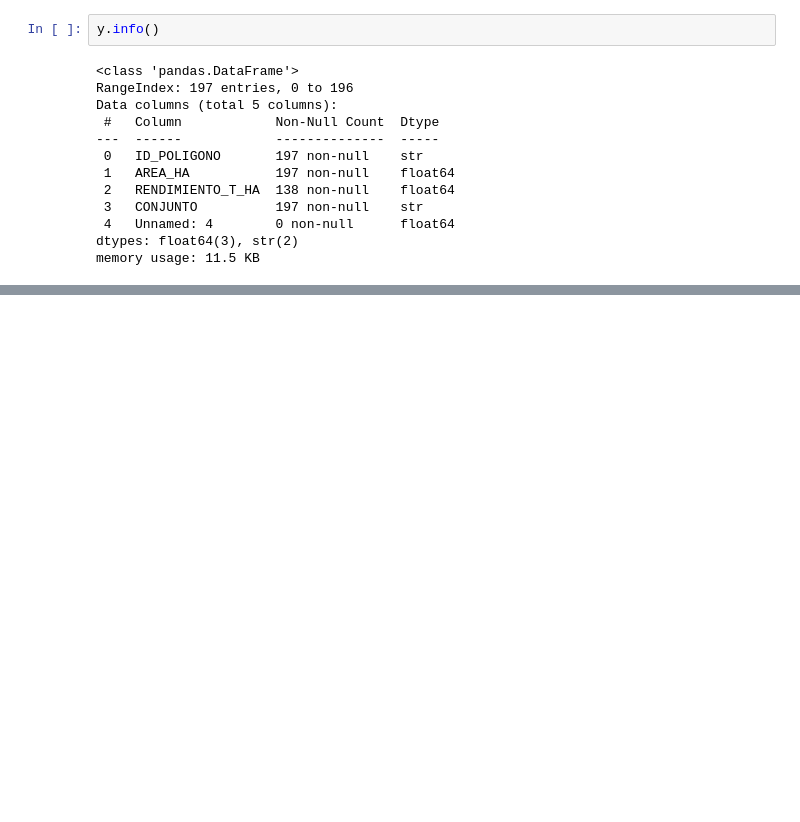
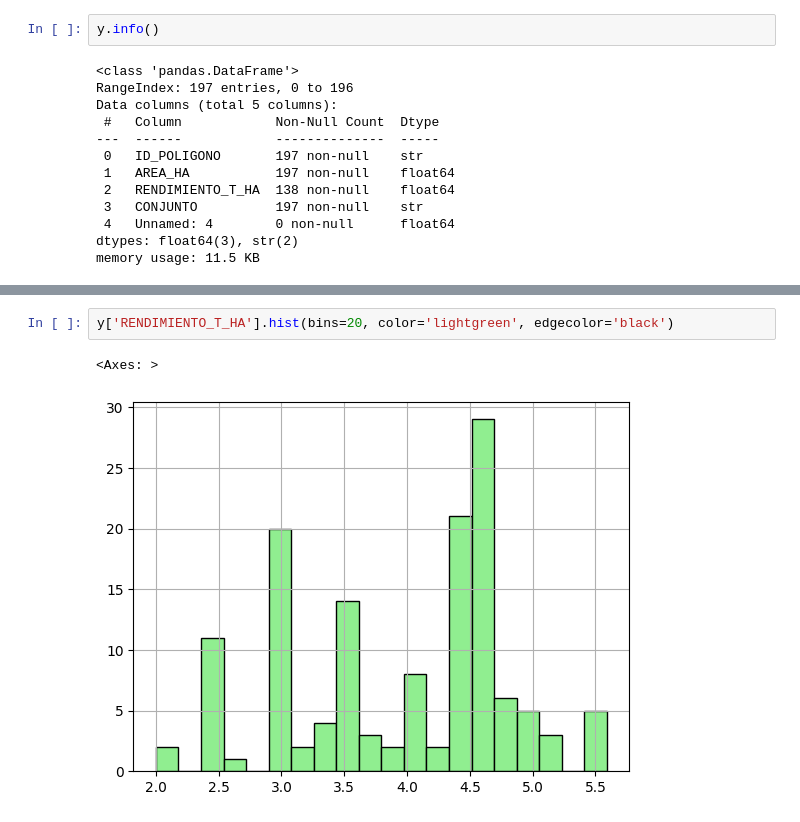
Before and after one commit to gerarsau07/AgroRaices, a Jupyter notebook: exploracion.ipynb, the cells around one changed output, grey strips where cells are left out. Saved outputs shown, nothing was run; the diff lists cells and outputs as text; blank space fills up the shorter version.

```diff
--- a/exploracion.ipynb
+++ b/exploracion.ipynb
@@ -168,0 +246,5 @@ memory usage: 11.5 KB
+# %%
+y['RENDIMIENTO_T_HA'].hist(bins=20, color='lightgreen', edgecolor='black')
+# %% [output]
+<Axes: >
+[figure, added]
```
Also changed, not shown: parts of 18 cells of this notebook, 3 other files.
